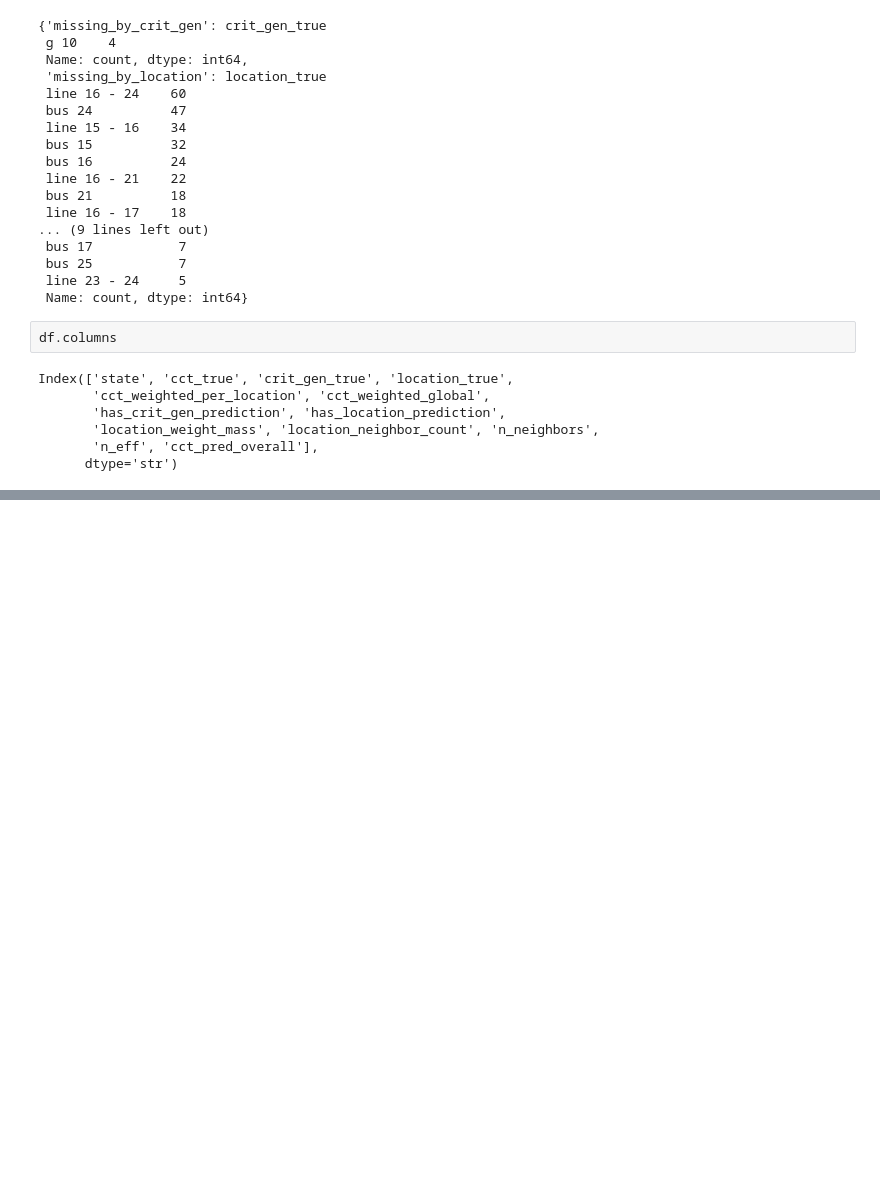
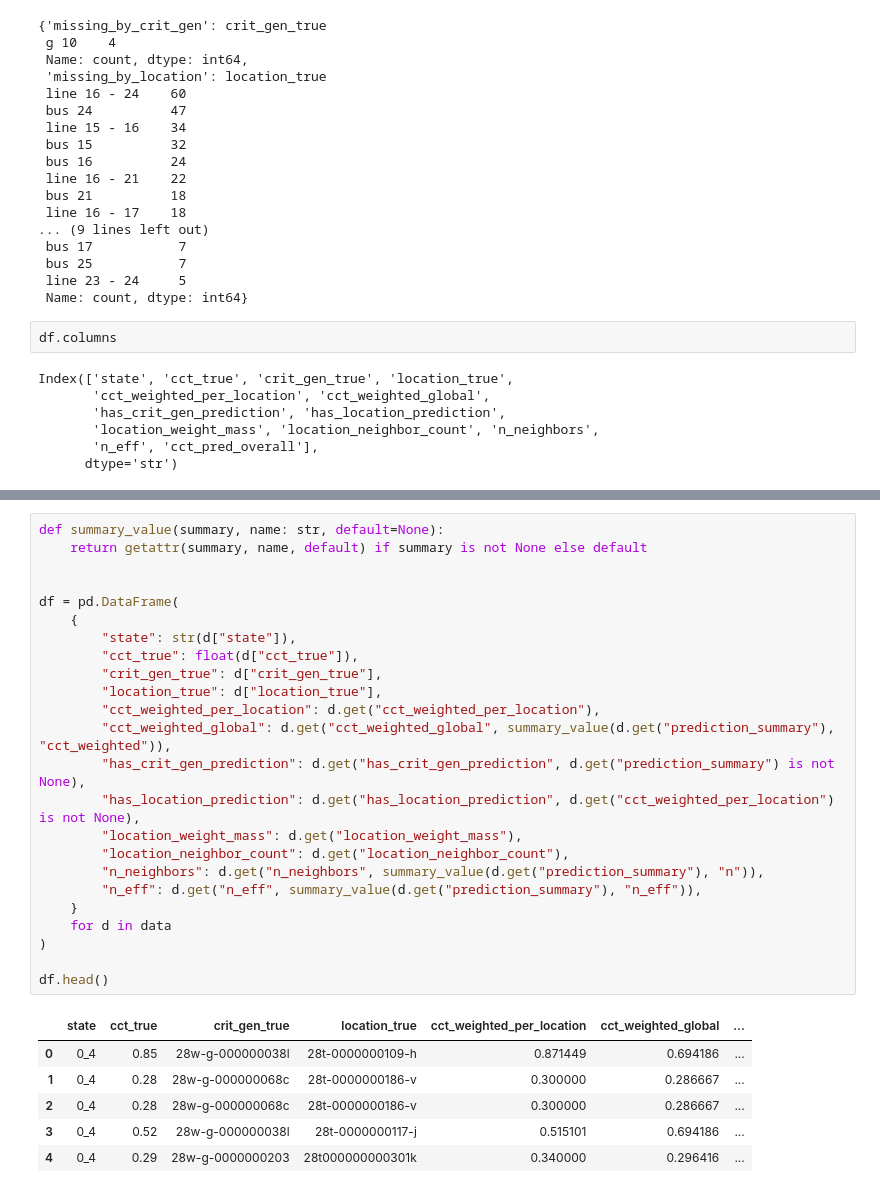
Before and after one commit to sensorlab/AI-ASSIST, a Jupyter notebook: reports/30_benchmark_results_analysis.ipynb, the cells around one changed output, grey strips where cells are left out. Cells and saved outputs as stored; diff of their text form; blank space fills up the shorter version.

```diff
--- a/reports/30_benchmark_results_analysis.ipynb
+++ b/reports/30_benchmark_results_analysis.ipynb
@@ -283,0 +462,31 @@ np.float64(-0.03475756988681143)
+# %%
+def summary_value(summary, name: str, default=None):
+    return getattr(summary, name, default) if summary is not None else default
+
+
+df = pd.DataFrame(
+    {
+        "state": str(d["state"]),
+        "cct_true": float(d["cct_true"]),
+        "crit_gen_true": d["crit_gen_true"],
+        "location_true": d["location_true"],
+        "cct_weighted_per_location": d.get("cct_weighted_per_location"),
+        "cct_weighted_global": d.get("cct_weighted_global", summary_value(d.get("prediction_summary"), "cct_weighted")),
+        "has_crit_gen_prediction": d.get("has_crit_gen_prediction", d.get("prediction_summary") is not None),
+        "has_location_prediction": d.get("has_location_prediction", d.get("cct_weighted_per_location") is not None),
+        "location_weight_mass": d.get("location_weight_mass"),
+        "location_neighbor_count": d.get("location_neighbor_count"),
+        "n_neighbors": d.get("n_neighbors", summary_value(d.get("prediction_summary"), "n")),
+        "n_eff": d.get("n_eff", summary_value(d.get("prediction_summary"), "n_eff")),
+    }
+    for d in data
+)
+
+df.head()
+# %% [output]
+|  | state | cct_true | crit_gen_true | location_true | cct_weighted_per_location | cct_weighted_global | ... |
+| 0 | 0_4 | 0.85 | 28w-g-000000038l | 28t-0000000109-h | 0.871449 | 0.694186 | ... |
+| 1 | 0_4 | 0.28 | 28w-g-000000068c | 28t-0000000186-v | 0.300000 | 0.286667 | ... |
+| 2 | 0_4 | 0.28 | 28w-g-000000068c | 28t-0000000186-v | 0.300000 | 0.286667 | ... |
+| 3 | 0_4 | 0.52 | 28w-g-000000038l | 28t-0000000117-j | 0.515101 | 0.694186 | ... |
+| 4 | 0_4 | 0.29 | 28w-g-0000000203 | 28t000000000301k | 0.340000 | 0.296416 | ... |
```
Also changed, not shown: parts of 20 cells of this notebook, 1 other file.
